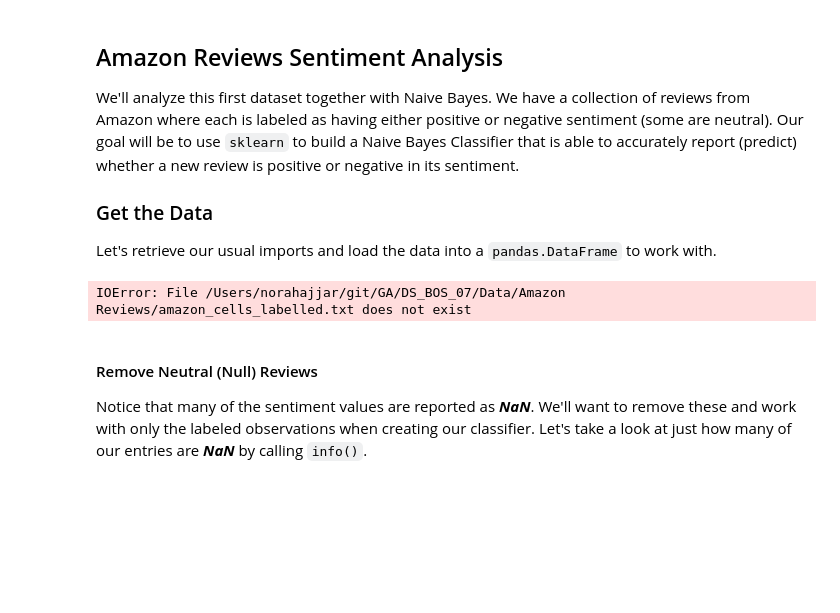
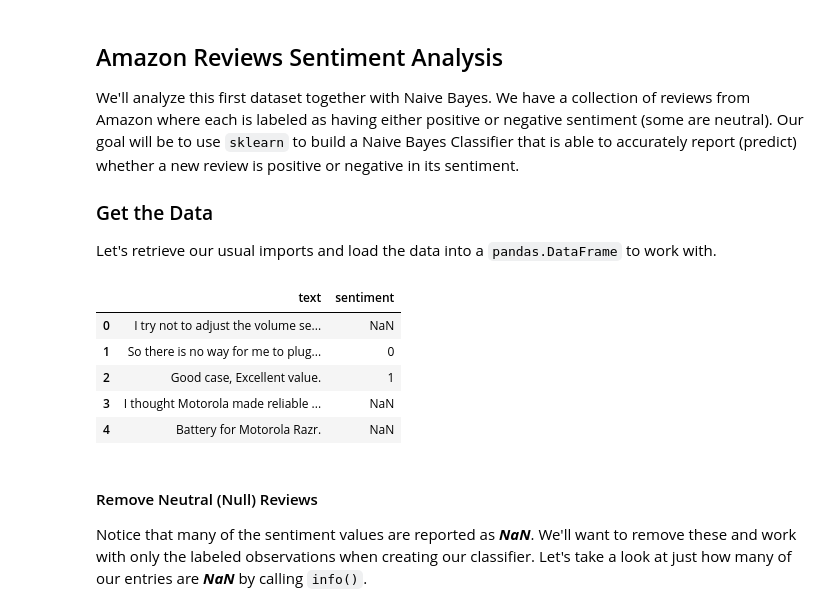
Before and after one commit to nors230/DS_BOS_07_Students, a Jupyter notebook: NoraHajjar/Naive Bayes Workbook/07_Naive_Bayes.ipynb, the cells around one changed output. Drawn from its saved outputs; the diff is of its cells as text; code cells hidden in the pictures; blank space fills up the shorter version.

```diff
--- a/NoraHajjar/Naive Bayes Workbook/07_Naive_Bayes.ipynb
+++ b/NoraHajjar/Naive Bayes Workbook/07_Naive_Bayes.ipynb
@@ -20,14 +20,19 @@ Let's retrieve our usual imports and load the data into a `pandas.DataFrame` to
 # %%
 # Imports
 import numpy as np
 import pandas as pd
 
 # Load the data in
-df = pd.read_csv("~/git/p/DS_BOS_07/Data/Amazon Reviews/amazon_cells_labelled.txt", sep='\t', names=['text', 'sentiment'])
+df = pd.read_csv("~/desktop/amazon_cells_labelled.txt", sep='\t', names=['text', 'sentiment'])
 # Take a look
 df.head()
 # %% [output]
-IOError: File /Users/norahajjar/git/GA/DS_BOS_07/Data/Amazon Reviews/amazon_cells_labelled.txt does not exist
+|  | text | sentiment |
+| 0 | I try not to adjust the volume se... | NaN |
+| 1 | So there is no way for me to plug... | 0 |
+| 2 | Good case, Excellent value. | 1 |
+| 3 | I thought Motorola made reliable ... | NaN |
+| 4 | Battery for Motorola Razr. | NaN |
 # %% [markdown]
 #### Remove Neutral (Null) Reviews
 Notice that many of the sentiment values are reported as ***NaN***.  We'll want to remove these and work with only the labeled observations when creating our classifier.  Let's take a look at just how many of our entries are ***NaN*** by calling `info()`.
```
Also changed, not shown: parts of 17 cells of this notebook, 1 other file.
